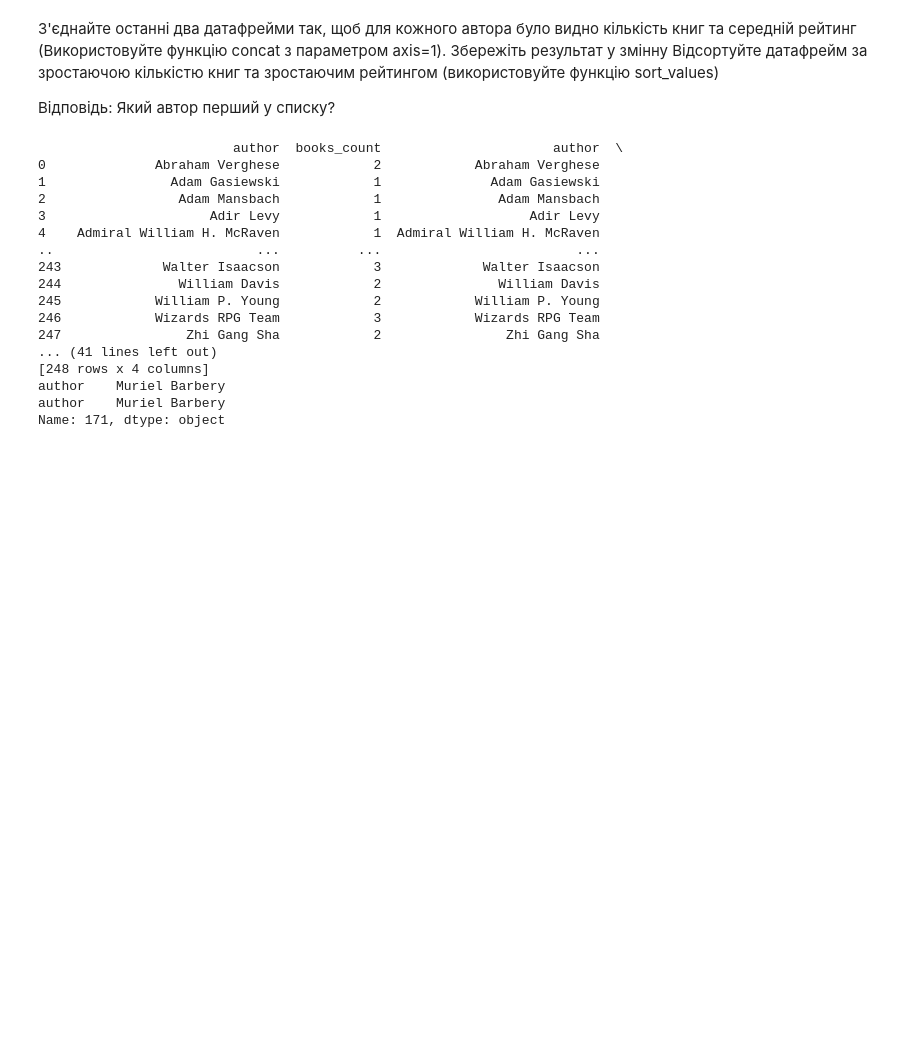
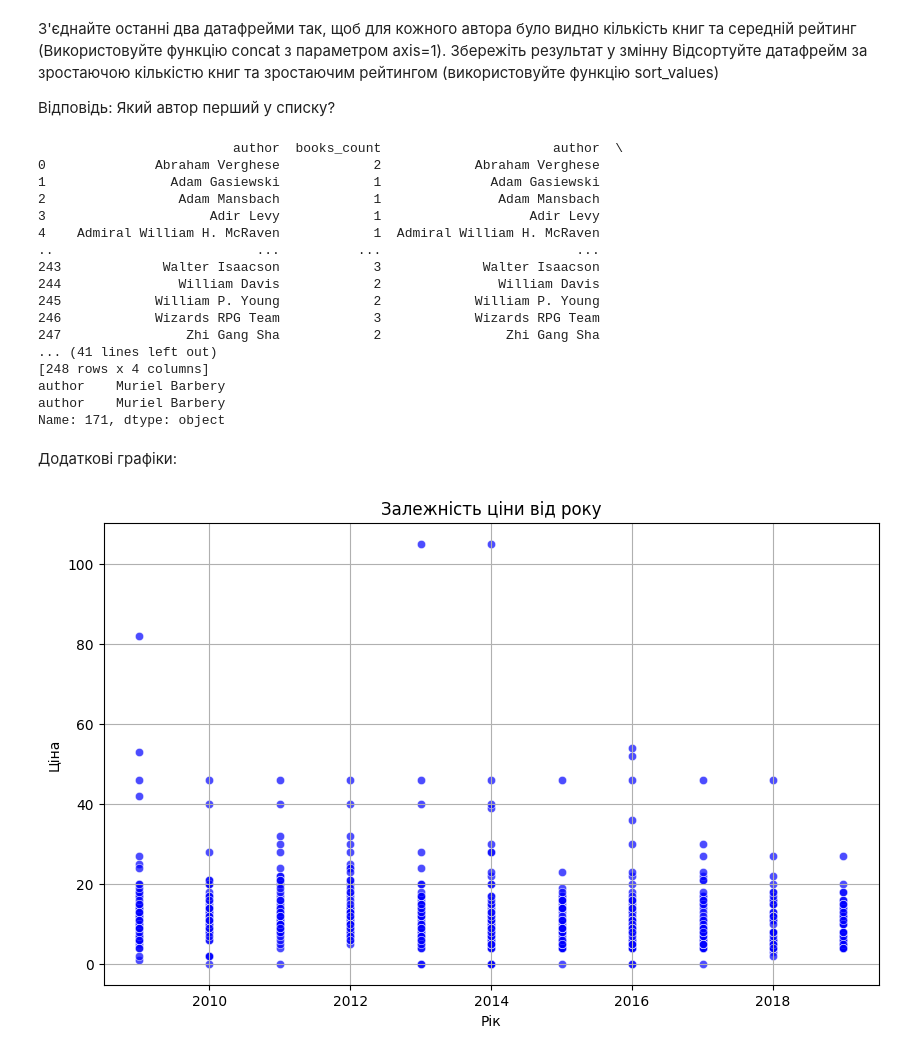
Before and after one commit to YehorChykin/HW_DS, a Jupyter notebook: HW_DS_M5_3.ipynb, the cells around one changed output. Saved outputs shown, nothing was run; the diff lists cells and outputs as text; code cells hidden in the pictures; blank space fills up the shorter version.

```diff
--- a/HW_DS_M5_3.ipynb
+++ b/HW_DS_M5_3.ipynb
@@ -353,3 +326,15 @@ print(first_author)
 author    Muriel Barbery
 author    Muriel Barbery
 Name: 171, dtype: object
+# %% [markdown]
+Додаткові графіки:
+# %%
+plt.figure(figsize=(10, 6))
+sns.scatterplot(x='year', y='price', data=df, color='blue', alpha=0.7)
+plt.title('Залежність ціни від року')
+plt.xlabel('Рік')
+plt.ylabel('Ціна')
+plt.grid(True)
+plt.show()
+# %% [output]
+[figure, added]
```
Also changed, not shown: parts of 5 cells of this notebook.
